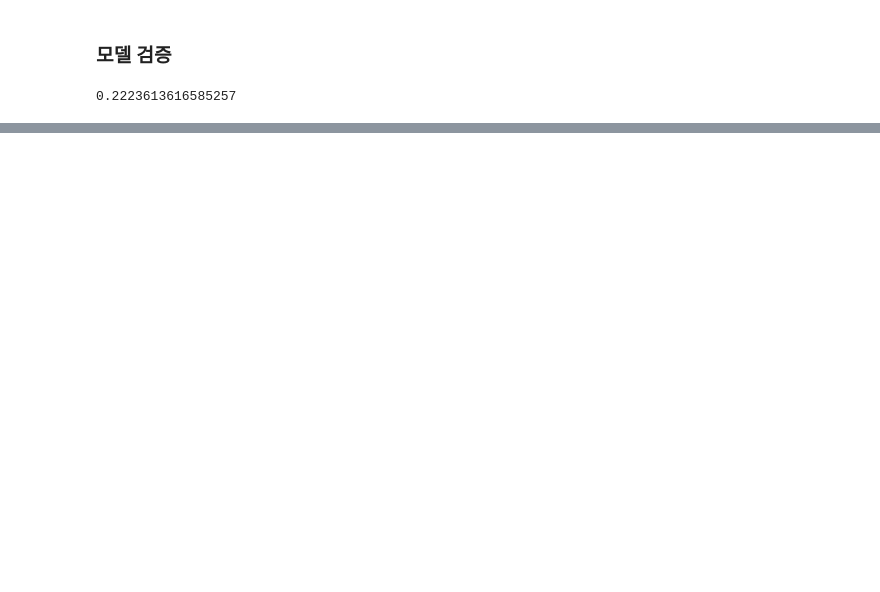
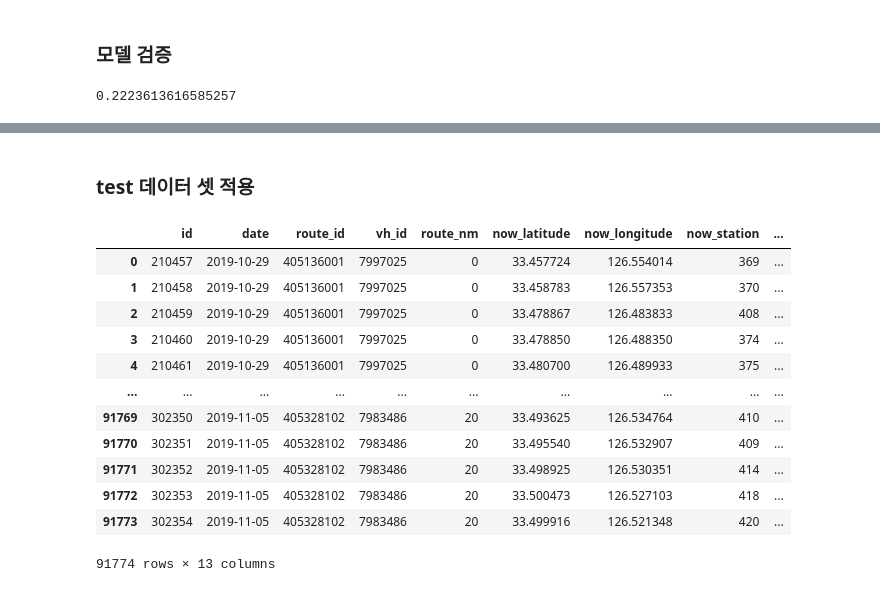
Before and after one commit to endnef2/past_learning, a Jupyter notebook: 데이터분석/bus.ipynb, the cells around one changed output, grey strips where cells are left out. Drawn from its saved outputs; the diff is of its cells as text; code cells hidden in the pictures; blank space fills up the shorter version.

```diff
--- a/데이터분석/bus.ipynb
+++ b/데이터분석/bus.ipynb
@@ -243,0 +433,2 @@ r2_score(y_test, pred2)
+# %%
+my_list = list(train['route_nm'].unique()) + list(train['now_station'].unique()) + list(train['next_station'].unique())
@@ -243,0 +455,3 @@ r2_score(y_test, pred2)
+# %%
+my_dict = {text : i for i, text in enumerate(my_list)}
+my_dict
@@ -243,0 +490,7 @@ r2_score(y_test, pred2)
+# %%
+# 시간 데이터 타입 변환 함수
+def text_to_time(text:str):
+    return int(text[:2])
+
+train['now_arrive_time'] = train['now_arrive_time'].map(text_to_time)
+train.head()
@@ -243,0 +560,29 @@ r2_score(y_test, pred2)
+# %% [markdown]
+### test 데이터 셋 적용
+# %%
+def transform_df(df:pd.DataFrame):
+
+    df[['route_nm', 'now_station', 'next_station']] = df[['route_nm', 'now_station', 'next_station']].applymap(lambda x:my_dict[x])
+
+    def text_to_time(text:str):
+        return int(text[:2])
+
+    df['now_arrive_time'] = df['now_arrive_time'].map(text_to_time)
+    return df
+
+test = transform_df(test)
+test
+# %% [output]
+|  | id | date | route_id | vh_id | route_nm | now_latitude | now_longitude | now_station | ... |
+| 0 | 210457 | 2019-10-29 | 405136001 | 7997025 | 0 | 33.457724 | 126.554014 | 369 | ... |
+| 1 | 210458 | 2019-10-29 | 405136001 | 7997025 | 0 | 33.458783 | 126.557353 | 370 | ... |
+| 2 | 210459 | 2019-10-29 | 405136001 | 7997025 | 0 | 33.478867 | 126.483833 | 408 | ... |
+| 3 | 210460 | 2019-10-29 | 405136001 | 7997025 | 0 | 33.478850 | 126.488350 | 374 | ... |
+| 4 | 210461 | 2019-10-29 | 405136001 | 7997025 | 0 | 33.480700 | 126.489933 | 375 | ... |
+| ... | ... | ... | ... | ... | ... | ... | ... | ... | ... |
+| 91769 | 302350 | 2019-11-05 | 405328102 | 7983486 | 20 | 33.493625 | 126.534764 | 410 | ... |
+| 91770 | 302351 | 2019-11-05 | 405328102 | 7983486 | 20 | 33.495540 | 126.532907 | 409 | ... |
+| 91771 | 302352 | 2019-11-05 | 405328102 | 7983486 | 20 | 33.498925 | 126.530351 | 414 | ... |
+| 91772 | 302353 | 2019-11-05 | 405328102 | 7983486 | 20 | 33.500473 | 126.527103 | 418 | ... |
+| 91773 | 302354 | 2019-11-05 | 405328102 | 7983486 | 20 | 33.499916 | 126.521348 | 420 | ... |
+91774 rows × 13 columns
```
Also changed, not shown: parts of 28 cells of this notebook.
